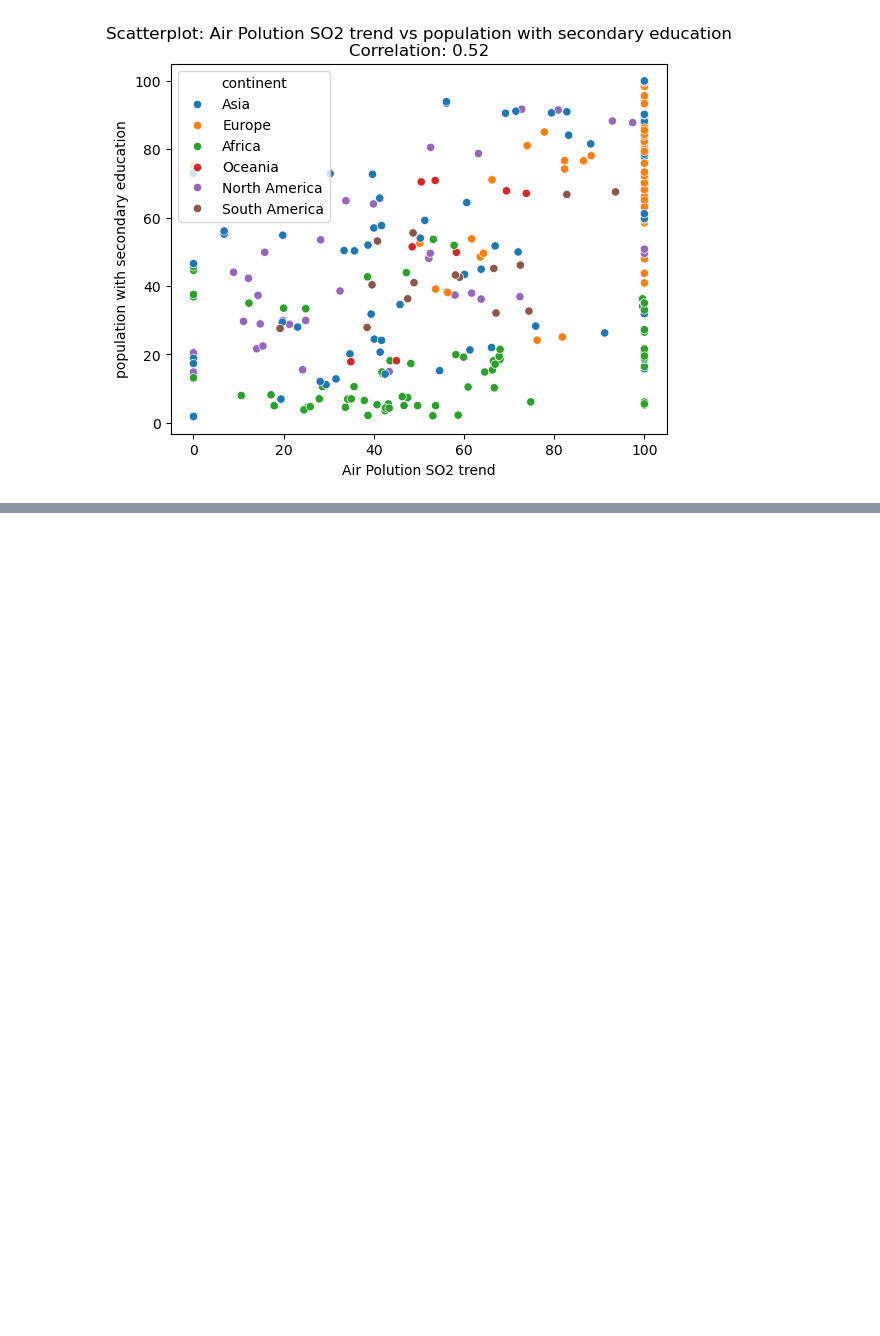
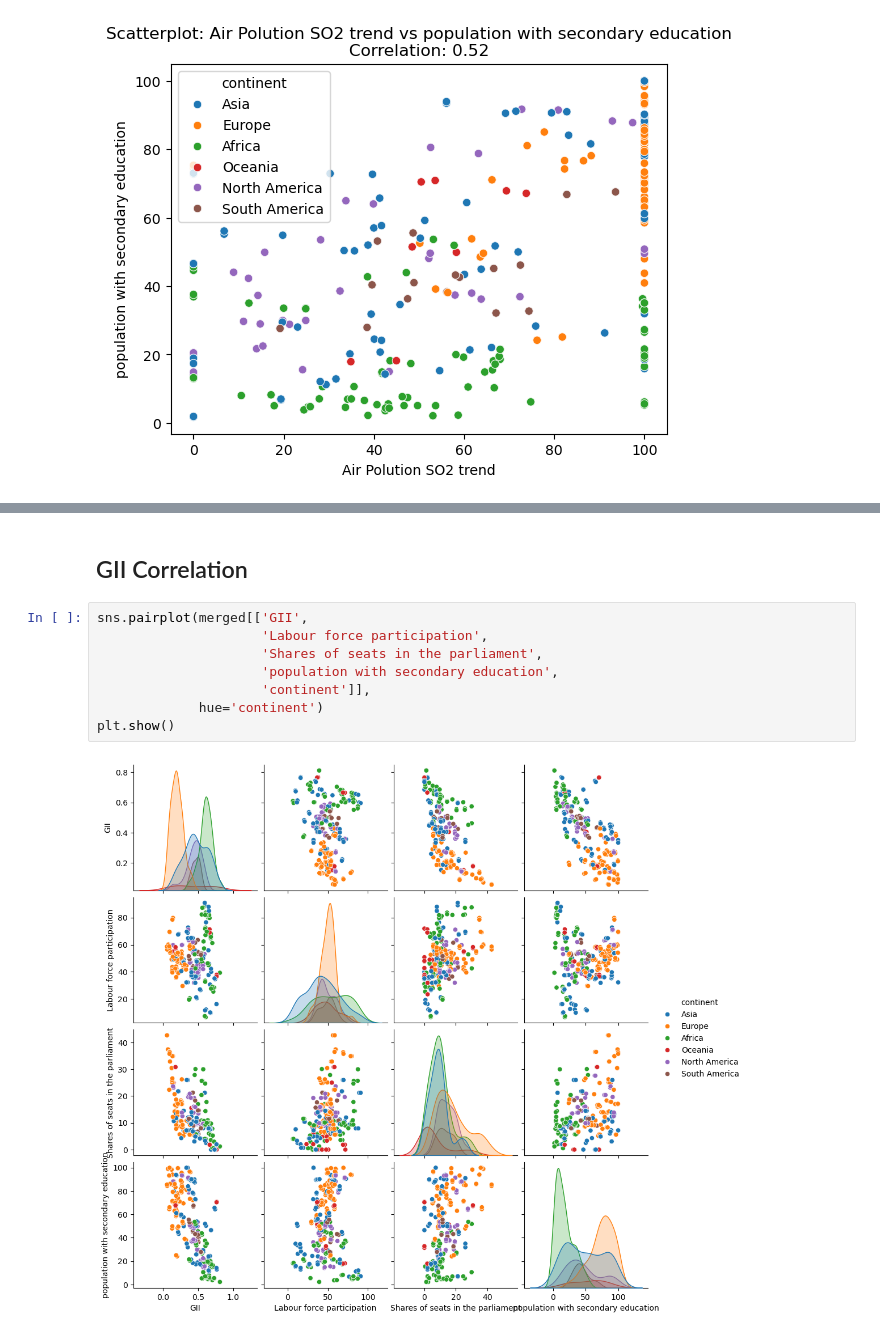
Before and after one commit to lukavicius/Gender-Equality-and-Sustainability, a Jupyter notebook: Project.ipynb, the cells around one changed output, grey strips where cells are left out. Drawn from its saved outputs; the diff is of its cells as text; blank space fills up the shorter version.

```diff
--- a/Project.ipynb
+++ b/Project.ipynb
@@ -634,0 +699,12 @@ for col1, col2 in medium_corr:
+# %% [markdown]
+## GII Correlation
+# %%
+sns.pairplot(merged[['GII',
+                     'Labour force participation',
+                     'Shares of seats in the parliament',
+                     'population with secondary education',
+                     'continent']],
+             hue='continent')
+plt.show()
+# %% [output]
+[figure, added]
```
Also changed, not shown: parts of 15 cells of this notebook.
